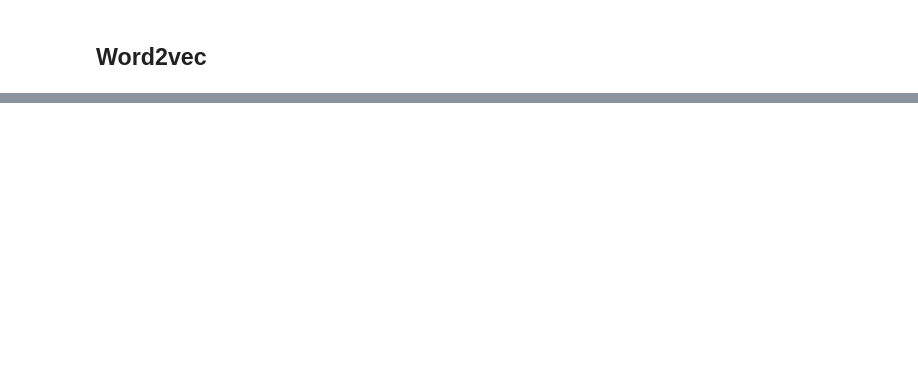
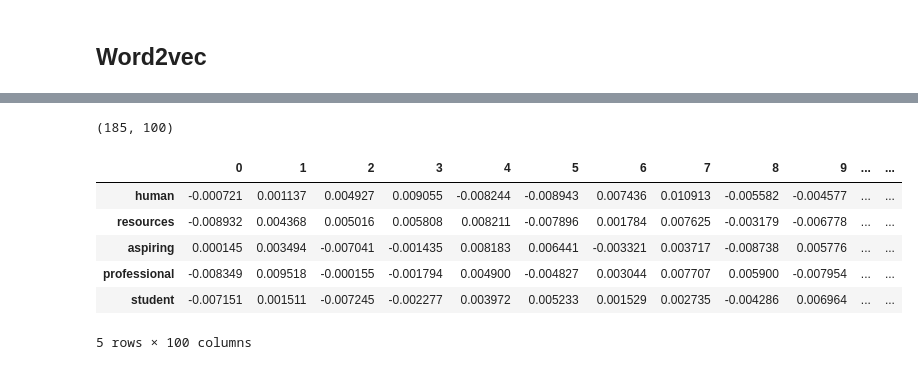
Before and after one commit to trtrgfh/Potential_Talents, a Jupyter notebook: Potential_Talents.ipynb, the cells around one changed output, grey strips where cells are left out. Saved outputs shown, nothing was run; the diff lists cells and outputs as text; code cells hidden in the pictures; blank space fills up the shorter version.

```diff
--- a/Potential_Talents.ipynb
+++ b/Potential_Talents.ipynb
@@ -27,7 +21,8 @@ df.head()
 | 4 | 5 | Advisory Board Member at Celal Ba... | İzmir, Türkiye | 500+ | NaN |
 # %%
 job_titles = df["job_title"].to_list()
-keywords = ["Aspiring human resources", "Seeking human resources"]
+job_titles = [string.lower() for string in job_titles]
+keywords = ["aspiring human resources", "seeking human resources"]
 
 combined_list = keywords + job_titles
 # %% [markdown]
@@ -185,0 +161,41 @@ def cosine_similarity(A, B):
+# %%
+sw = stopwords.words('english')
+# %%
+# Tokenize each job title
+word2vec_tokens = [word_tokenize(job_title) for job_title in job_titles]
+# %%
+# Remove stop words and puntuations
+word2vec_clean = []
+
+for line in word2vec_tokens:
+  tokens = []
+  for word in line:
+    if (word not in sw and word not in string.punctuation):
+        tokens.append(word)
+  word2vec_clean.append(tokens)
+# %%
+w = w2v(
+    word2vec_clean,
+    min_count=1,
+    sg = 1,
+    window=5
+)
+
+# Create word embedding
+word2vec_df = (
+    pd.DataFrame(
+        [w.wv.get_vector(str(n)) for n in w.wv.key_to_index],
+        index = w.wv.key_to_index
+    )
+)
+print(word2vec_df.shape)
+word2vec_df.head()
+# %% [output]
+(185, 100)
+|  | 0 | 1 | 2 | 3 | 4 | 5 | 6 | 7 | 8 | 9 | ... | ... |
+| human | -0.000721 | 0.001137 | 0.004927 | 0.009055 | -0.008244 | -0.008943 | 0.007436 | 0.010913 | -0.005582 | -0.004577 | ... | ... |
+| resources | -0.008932 | 0.004368 | 0.005016 | 0.005808 | 0.008211 | -0.007896 | 0.001784 | 0.007625 | -0.003179 | -0.006778 | ... | ... |
+| aspiring | 0.000145 | 0.003494 | -0.007041 | -0.001435 | 0.008183 | 0.006441 | -0.003321 | 0.003717 | -0.008738 | 0.005776 | ... | ... |
+| professional | -0.008349 | 0.009518 | -0.000155 | -0.001794 | 0.004900 | -0.004827 | 0.003044 | 0.007707 | 0.005900 | -0.007954 | ... | ... |
+| student | -0.007151 | 0.001511 | -0.007245 | -0.002277 | 0.003972 | 0.005233 | 0.001529 | 0.002735 | -0.004286 | 0.006964 | ... | ... |
+5 rows × 100 columns
```
Also changed, not shown: parts of 47 cells of this notebook.
